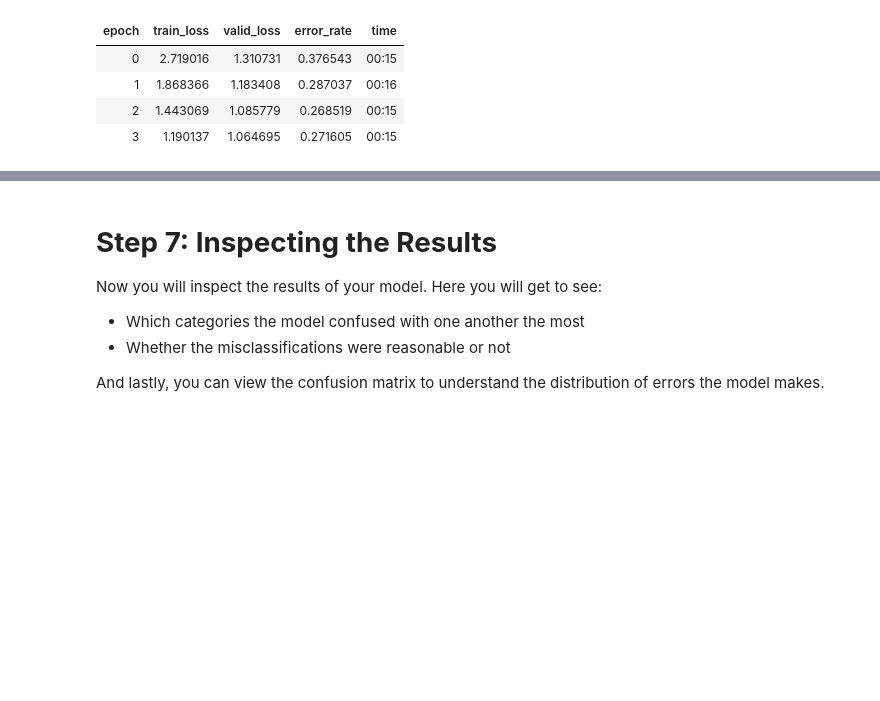
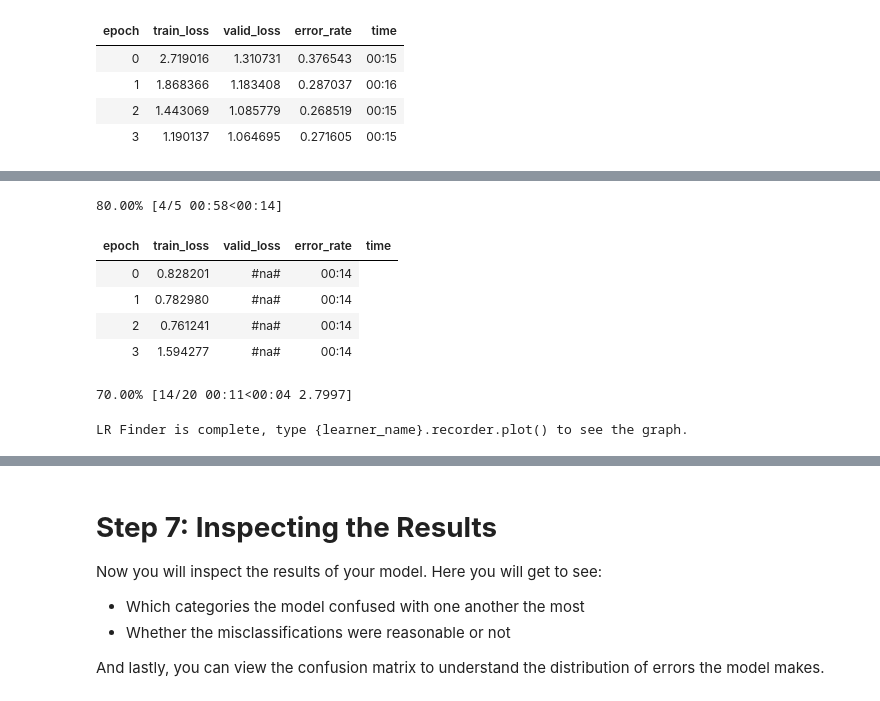
Before and after one commit to ptats/ml101-grad-workshop, a Jupyter notebook: notebooks/Image_Classification.ipynb, the cells around one changed output, grey strips where cells are left out. Saved outputs shown, nothing was run; the diff lists cells and outputs as text; code cells hidden in the pictures; blank space fills up the shorter version.

```diff
--- a/notebooks/Image_Classification.ipynb
+++ b/notebooks/Image_Classification.ipynb
@@ -341,0 +348,11 @@ learn.save('stage-1')
+# %%
+learn.lr_find(start_lr=1e-7, end_lr=1)
+# %% [output]
+80.00% [4/5 00:58<00:14]
+| epoch | train_loss | valid_loss | error_rate | time |
+| 0 | 0.828201 | #na# | 00:14 |
+| 1 | 0.782980 | #na# | 00:14 |
+| 2 | 0.761241 | #na# | 00:14 |
+| 3 | 1.594277 | #na# | 00:14 |
+70.00% [14/20 00:11<00:04 2.7997]
+LR Finder is complete, type {learner_name}.recorder.plot() to see the graph.
```
Also changed, not shown: parts of 18 cells of this notebook.
